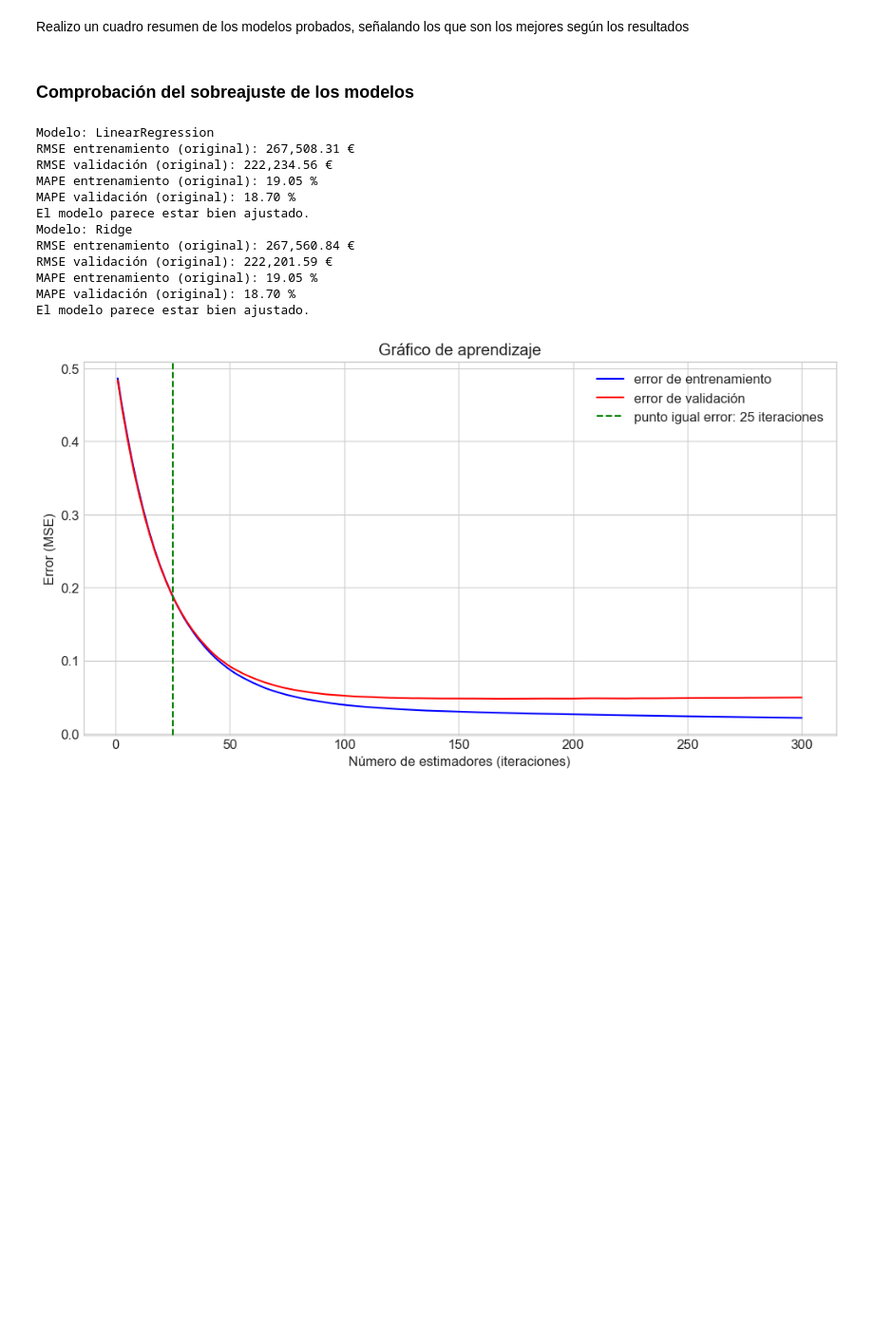
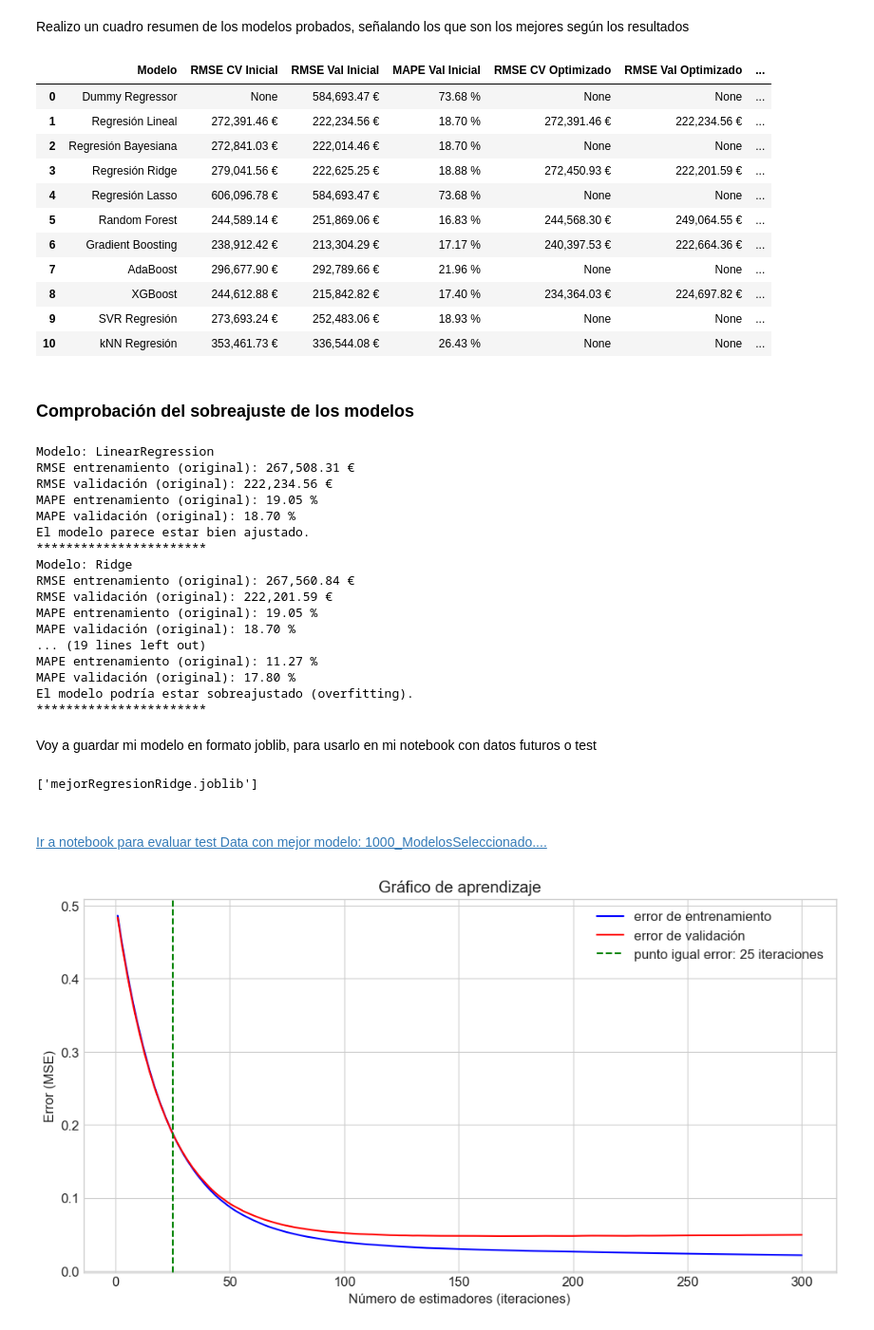
Before and after one commit to angelgvill/DS_ML_Machine_Learning_viviendaMadrid, a Jupyter notebook: notebooks/0414_Modelos_ML+_noOutliers_selRF+t.ipynb, the cells around one changed output. Shown at 95% size. Cells and saved outputs as stored; diff of their text form; code cells hidden in the pictures; blank space fills up the shorter version.

```diff
--- a/notebooks/0414_Modelos_ML+_noOutliers_selRF+t.ipynb
+++ b/notebooks/0414_Modelos_ML+_noOutliers_selRF+t.ipynb
@@ -887,3 +887,18 @@ df_resumen.to_csv("resumen_modelos.csv", index=False)
+# %%
+df_resumen
+# %% [output]
+|  | Modelo | RMSE CV Inicial | RMSE Val Inicial | MAPE Val Inicial | RMSE CV Optimizado | RMSE Val Optimizado | ... |
+| 0 | Dummy Regressor | None | 584,693.47 € | 73.68 % | None | None | ... |
+| 1 | Regresión Lineal | 272,391.46 € | 222,234.56 € | 18.70 % | 272,391.46 € | 222,234.56 € | ... |
+| 2 | Regresión Bayesiana | 272,841.03 € | 222,014.46 € | 18.70 % | None | None | ... |
+| 3 | Regresión Ridge | 279,041.56 € | 222,625.25 € | 18.88 % | 272,450.93 € | 222,201.59 € | ... |
+| 4 | Regresión Lasso | 606,096.78 € | 584,693.47 € | 73.68 % | None | None | ... |
+| 5 | Random Forest | 244,589.14 € | 251,869.06 € | 16.83 % | 244,568.30 € | 249,064.55 € | ... |
+| 6 | Gradient Boosting | 238,912.42 € | 213,304.29 € | 17.17 % | 240,397.53 € | 222,664.36 € | ... |
+| 7 | AdaBoost | 296,677.90 € | 292,789.66 € | 21.96 % | None | None | ... |
+| 8 | XGBoost | 244,612.88 € | 215,842.82 € | 17.40 % | 234,364.03 € | 224,697.82 € | ... |
+| 9 | SVR Regresión | 273,693.24 € | 252,483.06 € | 18.93 % | None | None | ... |
+| 10 | kNN Regresión | 353,461.73 € | 336,544.08 € | 26.43 % | None | None | ... |
 # %% [markdown]
 ### Comprobación del sobreajuste de los modelos
 # %%
@@ -931,9 +948,13 @@ def verificar_sobreajuste(modelo, X_train, X_val, y_train, y_val):
 # %%
+
 # Comprobación de uso con mis modelos con hiperparámetros
 # modelo_ridge = Ridge(alpha=0.01, fit_intercept=True, max_iter=1000, solver='lsqr')
 # modelo_ridge.fit(X_train, y_train)
 verificar_sobreajuste(mejor_lineal, X_train, X_val, y_train, y_val)
 verificar_sobreajuste(mejor_ridge, X_train, X_val, y_train, y_val)
+verificar_sobreajuste(mejor_rf, X_train, X_val, y_train, y_val)
+verificar_sobreajuste(mejor_gb, X_train, X_val, y_train, y_val)
+verificar_sobreajuste(mejor_xgb, X_train, X_val, y_train, y_val)
 # %% [output]
 Modelo: LinearRegression
 RMSE entrenamiento (original): 267,508.31 €
@@ -941,12 +962,28 @@ RMSE validación (original): 222,234.56 €
 MAPE entrenamiento (original): 19.05 %
 MAPE validación (original): 18.70 %
 El modelo parece estar bien ajustado.
+***********************
 Modelo: Ridge
 RMSE entrenamiento (original): 267,560.84 €
 RMSE validación (original): 222,201.59 €
 MAPE entrenamiento (original): 19.05 %
 MAPE validación (original): 18.70 %
-El modelo parece estar bien ajustado.
+... (19 lines left out)
+MAPE entrenamiento (original): 11.27 %
+MAPE validación (original): 17.80 %
+El modelo podría estar sobreajustado (overfitting).
+***********************
+# %% [markdown]
+Voy a guardar mi modelo en formato joblib, para usarlo en mi notebook con datos futuros o test
+# %%
+from joblib import dump
+
+dump(mejor_ridge, 'mejorRegresionRidge.joblib')
+# %% [output]
+['mejorRegresionRidge.joblib']
+# %% [markdown]
+#
+[Ir a notebook para evaluar test Data con mejor modelo: 1000_ModelosSeleccionado.... ](./1000_ModeloRidge_testData.ipynb)
 # %%
 def graficar_aprendizaje(modelo, X_train, y_train, X_val, y_val):
     """
```
Also changed, not shown: parts of 7 cells of this notebook, 6 other files.
